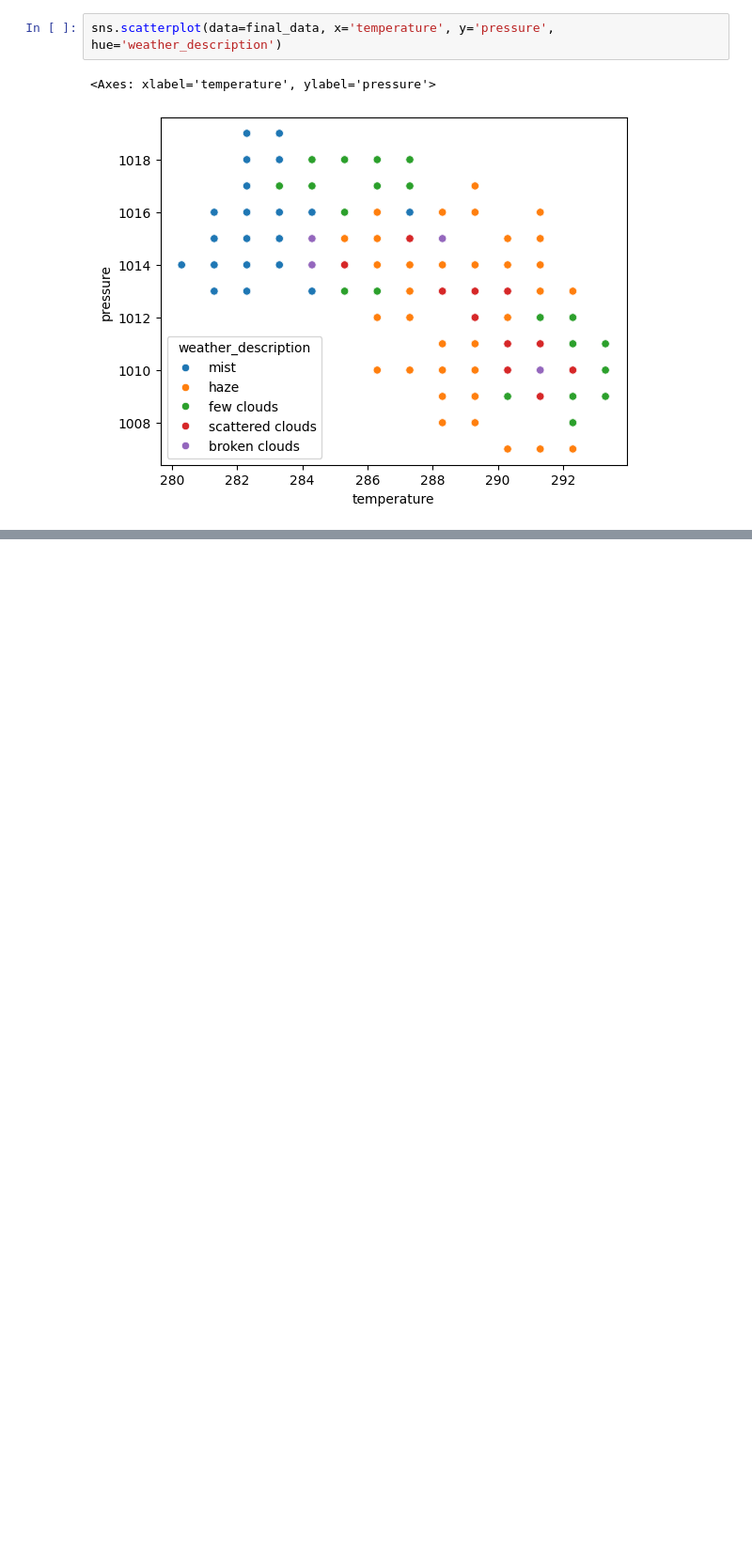
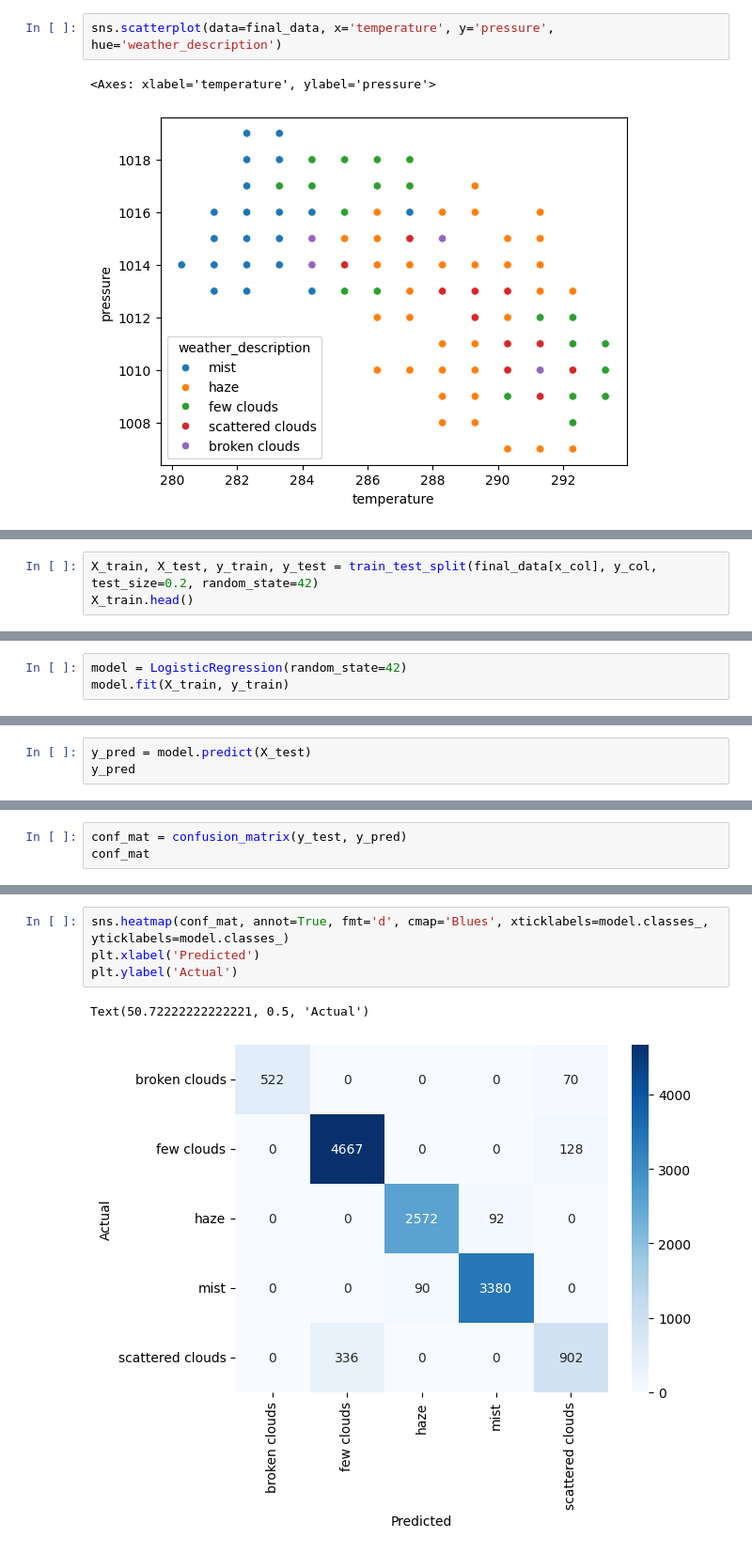
Before and after one commit to jin-raii/weather-web-app, a Jupyter notebook: weather_data.ipynb, the cells around one changed output, grey strips where cells are left out. Shown at 94% size. Cells and saved outputs as stored; diff of their text form; blank space fills up the shorter version.

```diff
--- a/weather_data.ipynb
+++ b/weather_data.ipynb
@@ -570,0 +654,3 @@ sns.scatterplot(data=final_data, x='temperature', y='pressure', hue='weather_des
+# %%
+X_train, X_test, y_train, y_test = train_test_split(final_data[x_col], y_col, test_size=0.2, random_state=42)
+X_train.head()
@@ -570,0 +676,3 @@ sns.scatterplot(data=final_data, x='temperature', y='pressure', hue='weather_des
+# %%
+model = LogisticRegression(random_state=42)
+model.fit(X_train, y_train)
@@ -570,0 +688,3 @@ sns.scatterplot(data=final_data, x='temperature', y='pressure', hue='weather_des
+# %%
+y_pred = model.predict(X_test)
+y_pred
@@ -570,0 +718,3 @@ sns.scatterplot(data=final_data, x='temperature', y='pressure', hue='weather_des
+# %%
+conf_mat = confusion_matrix(y_test, y_pred)
+conf_mat
@@ -570,0 +749,7 @@ sns.scatterplot(data=final_data, x='temperature', y='pressure', hue='weather_des
+# %%
+sns.heatmap(conf_mat, annot=True, fmt='d', cmap='Blues', xticklabels=model.classes_, yticklabels=model.classes_)
+plt.xlabel('Predicted')
+plt.ylabel('Actual')
+# %% [output]
+Text(50.72222222222221, 0.5, 'Actual')
+[figure, added]
```
Also changed, not shown: parts of 22 cells of this notebook.
